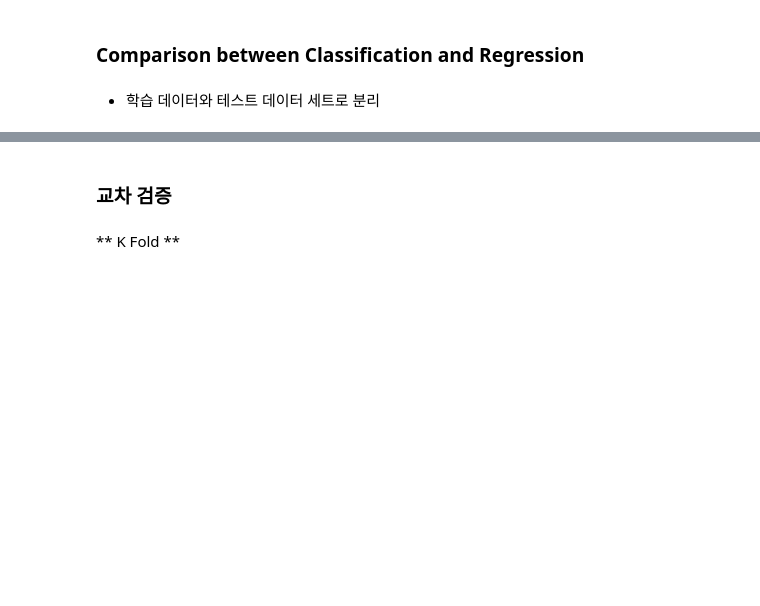
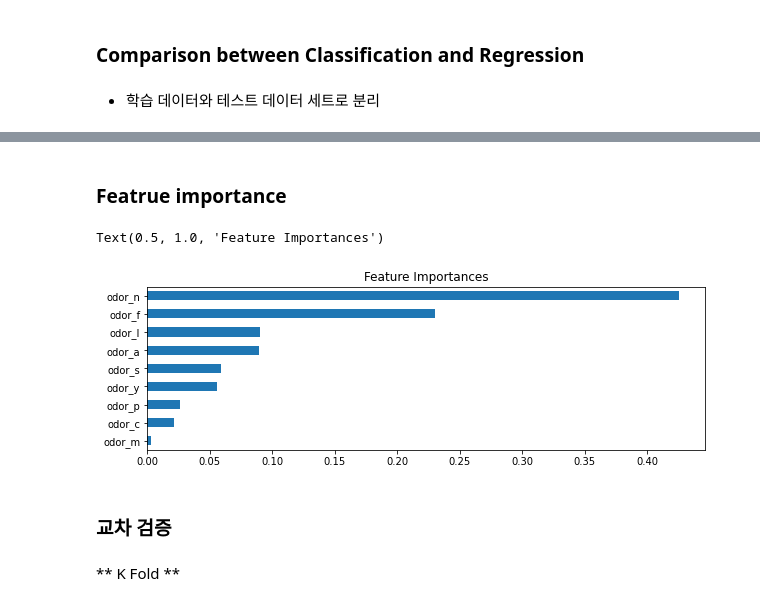
Before and after one commit to datasci-study/CG, a Jupyter notebook: Inflearn/D2. mushrooms.ipynb, the cells around one changed output, grey strips where cells are left out. Cells and saved outputs as stored; diff of their text form; code cells hidden in the pictures; blank space fills up the shorter version.

```diff
--- a/Inflearn/D2. mushrooms.ipynb
+++ b/Inflearn/D2. mushrooms.ipynb
@@ -213,3 +235,14 @@ Logisticregression 정확도 : 1.0
+# %% [markdown]
+### Featrue importance
+# %%
+fig = plt.figure(figsize=(10,3))
+X = pd.DataFrame(X_train) # X_train을 dataframe으로 바꿔줘야함. columns attribute를 쓰기 위해
+importance = pd.Series(rf_clf.feature_importances_,index = X.columns)
+importance.sort_values().plot.barh()
+plt.title('Feature Importances')
+# %% [output]
+Text(0.5, 1.0, 'Feature Importances')
+[figure, added]
 # %% [markdown]
 ### 교차 검증
 # %% [markdown]
```
Also changed, not shown: parts of 31 cells of this notebook.
